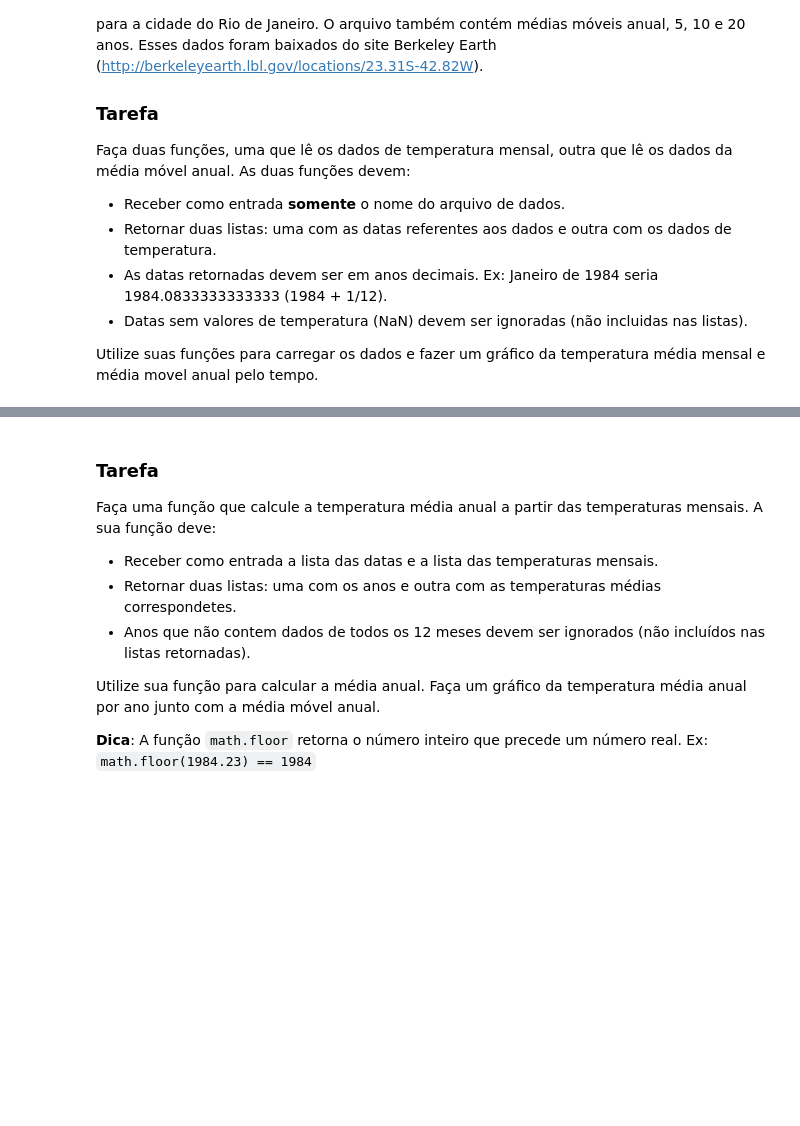
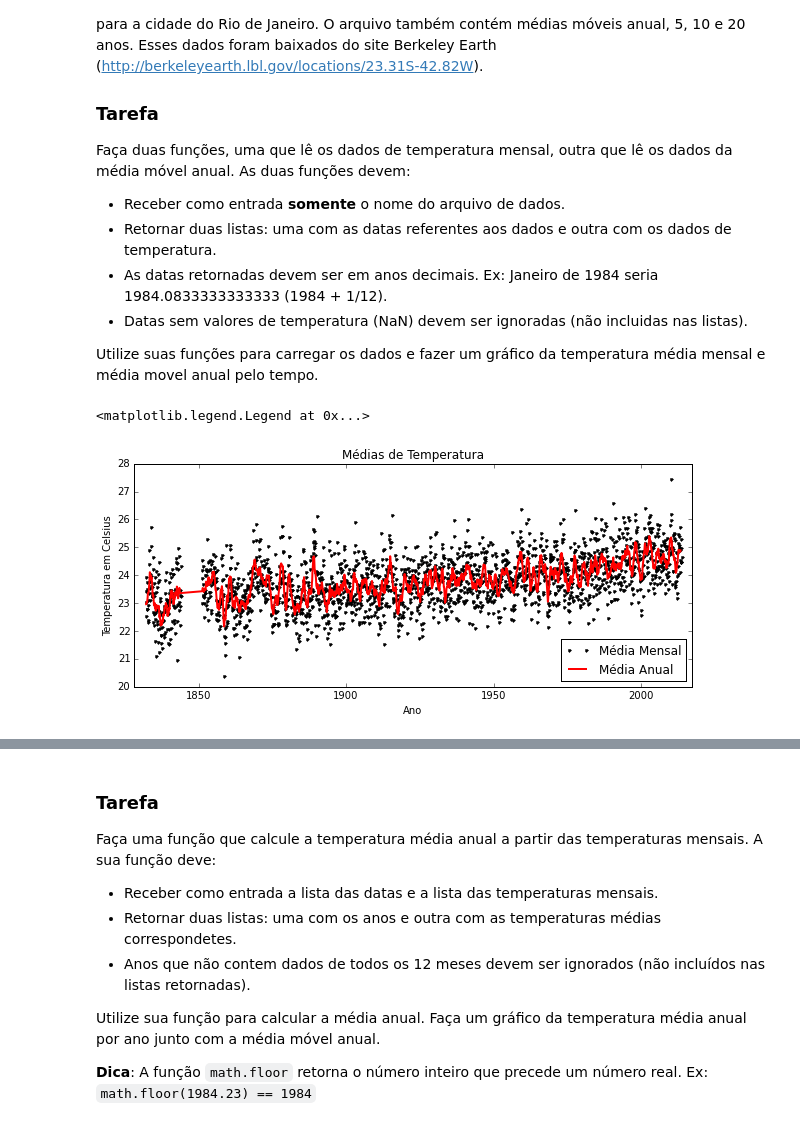
Before and after one commit to mat-esp-2015/capstone-adelia-daniela-daniel, a Jupyter notebook: capstone.ipynb, the cells around one changed output, grey strips where cells are left out. Saved outputs shown, nothing was run; the diff lists cells and outputs as text; code cells hidden in the pictures; blank space fills up the shorter version.

Commit message:
grafico realizado, comentarios feitos, resta uma tarefa

```diff
--- a/capstone.ipynb
+++ b/capstone.ipynb
@@ -106,3 +106,15 @@ arquivo.close()
+# %%
+plt.figure(figsize = [10, 4]) #para criar uma figura em branco
+plt.plot(data_mes, temp_real, '.k', label='Média Mensal') #para colocar os dados
+plt.plot(data_ano, temp_med_ano, 'r', label='Média Anual', linewidth = 2) #para colocar os dados
+plt.title("Médias de Temperatura") #título do grafico
+plt.xlabel(u"Ano") #titulo do eixo X
+plt.ylabel("Temperatura em Celsius") #titulo do eixo Y
+plt.xlim(1828,2017) #definição do eixo x
+plt.legend(loc='lower right', fontsize='large') #posicionamento da legenda
+# %% [output]
+<matplotlib.legend.Legend at 0x...>
+[figure, added]
 # %% [markdown]
 ### Resultado esperado
 
```
Also changed, not shown: parts of 3 cells of this notebook.
